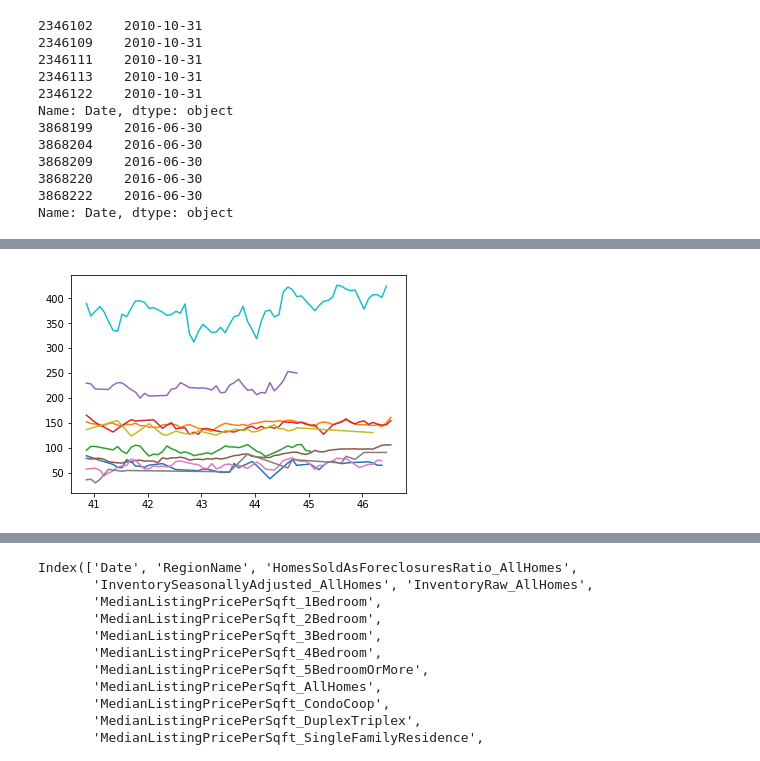
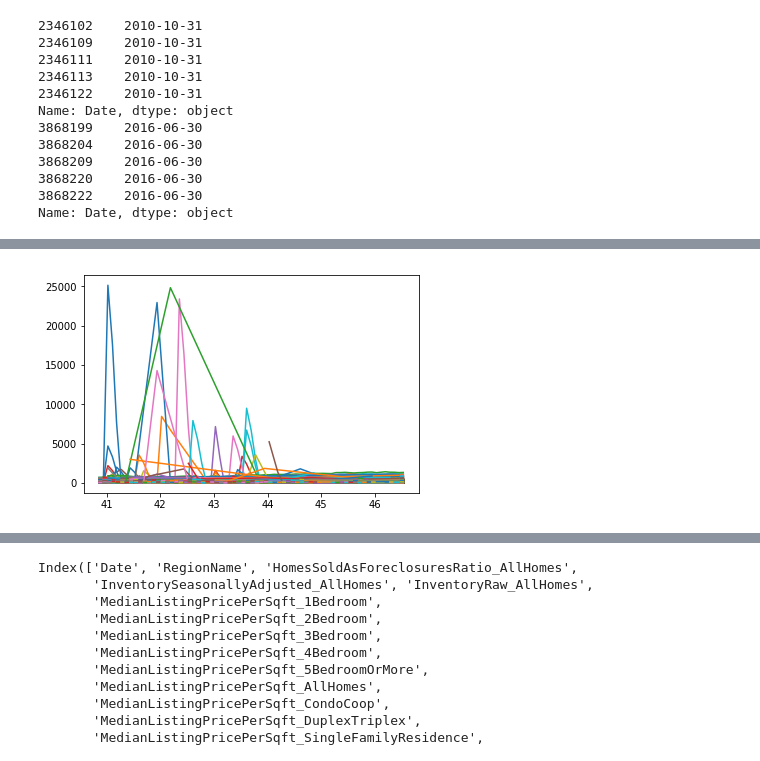
Before and after one commit to Priti001/Class_Project, a Jupyter notebook: Zillow_Explore_avl.ipynb, the cells around one changed output, grey strips where cells are left out. Drawn from its saved outputs; the diff is of its cells as text; code cells hidden in the pictures.

Commit message:
further exploringg RegionName

```diff
--- a/Zillow_Explore_avl.ipynb
+++ b/Zillow_Explore_avl.ipynb
@@ -75,11 +74,11 @@ plt.show()
 [figure]
 # %%
 regions = sample['RegionName'].unique()
-for region in regions[:10]:
+for region in regions:
     dates = sample.loc[sample['RegionName']==region,'Date'].apply(str2unix).apply(convert_timescale)
     price = sample.loc[sample['RegionName']==region,'MedianSoldPricePerSqft_AllHomes']
     plt.plot(dates,price)
 # plt.ylim([0,500])
 plt.show()
 # %% [output]
-[figure, old version]
+[figure, new version]
```
Also changed, not shown: parts of 5 cells of this notebook.
